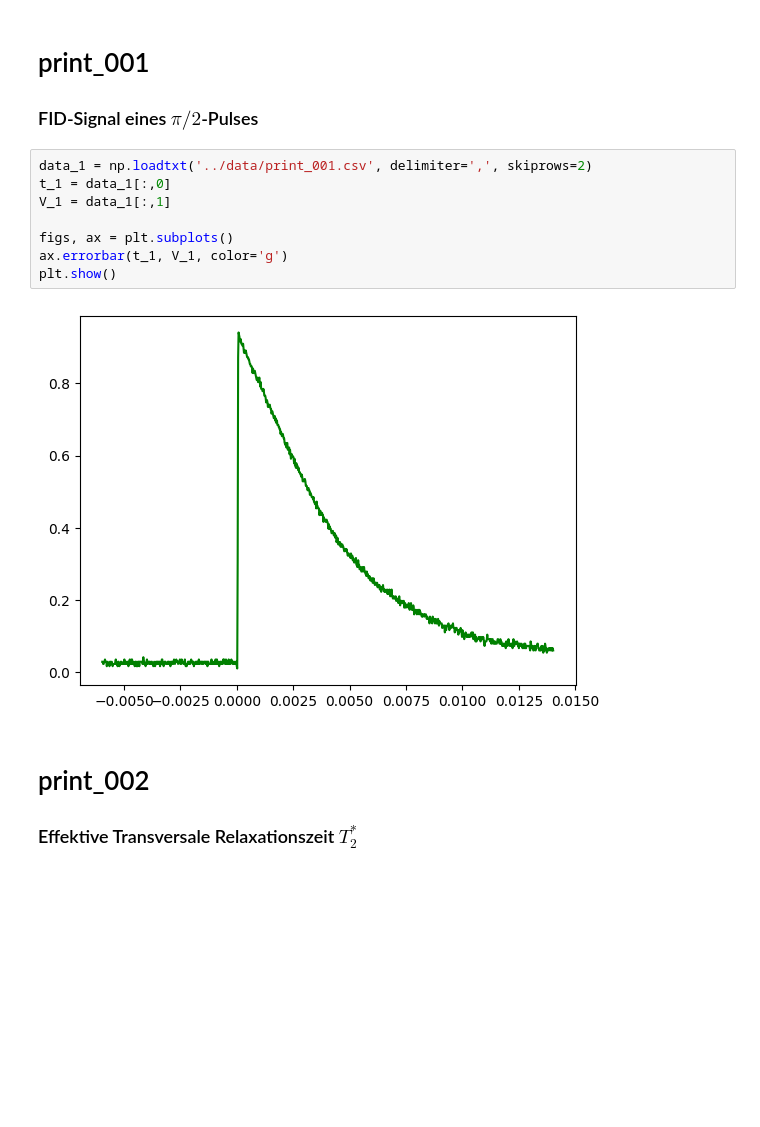
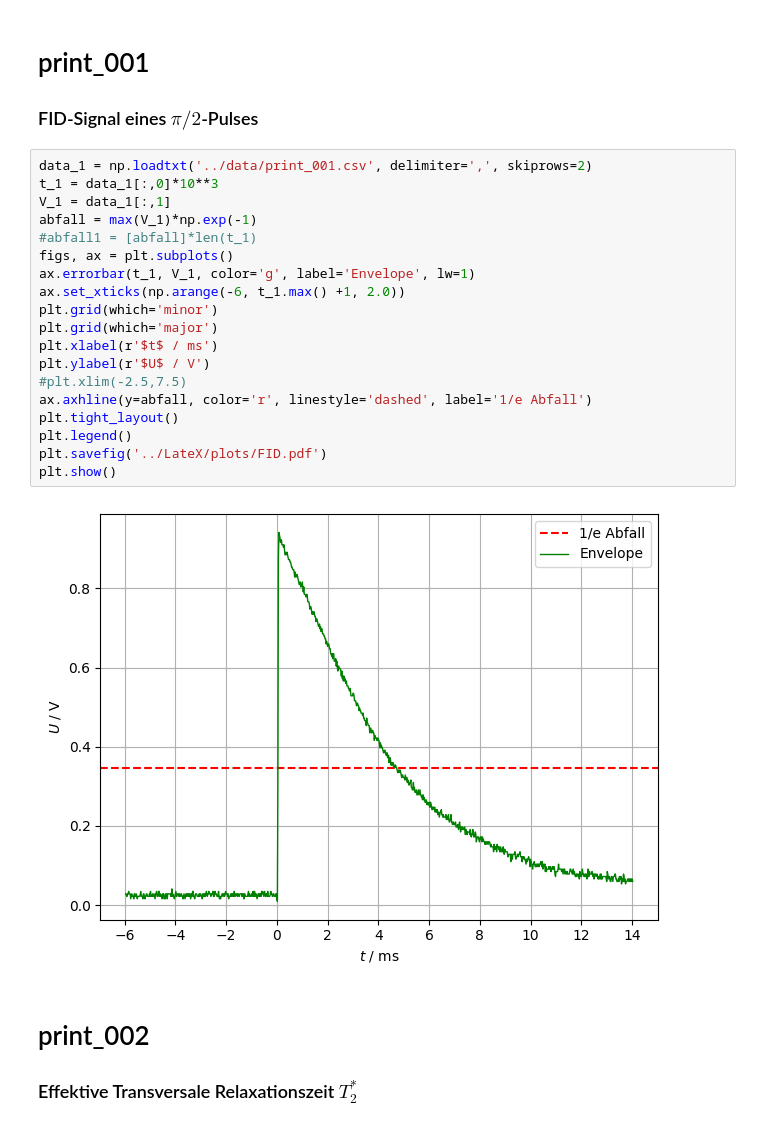
Before and after one commit to itzhaQQ/P4_WS2526, a Jupyter notebook: 443_KernmagnetischeRelaxation/src/test_plot.ipynb, the cells around one changed output. Saved outputs shown, nothing was run; the diff lists cells and outputs as text; blank space fills up the shorter version.

Commit message:
bisschen_latex_und_fid_plot_added

```diff
--- a/443_KernmagnetischeRelaxation/src/test_plot.ipynb
+++ b/443_KernmagnetischeRelaxation/src/test_plot.ipynb
@@ -80,14 +80,25 @@ plt.show()
 ### FID-Signal eines $\pi/2$-Pulses
 # %%
 data_1 = np.loadtxt('../data/print_001.csv', delimiter=',', skiprows=2)
-t_1 = data_1[:,0]
+t_1 = data_1[:,0]*10**3
 V_1 = data_1[:,1]
-
+abfall = max(V_1)*np.exp(-1)
+#abfall1 = [abfall]*len(t_1)
 figs, ax = plt.subplots()
-ax.errorbar(t_1, V_1, color='g')
+ax.errorbar(t_1, V_1, color='g', label='Envelope', lw=1)
+ax.set_xticks(np.arange(-6, t_1.max() +1, 2.0))
+plt.grid(which='minor')
+plt.grid(which='major')
+plt.xlabel(r'$t$ / ms')
+plt.ylabel(r'$U$ / V')
+#plt.xlim(-2.5,7.5)
+ax.axhline(y=abfall, color='r', linestyle='dashed', label='1/e Abfall')
+plt.tight_layout()
+plt.legend()
+plt.savefig('../LateX/plots/FID.pdf')
 plt.show()
 # %% [output]
-[figure, old version]
+[figure, new version]
 # %% [markdown]
 # print_002
 ### Effektive Transversale Relaxationszeit $T_2^*$
```
Also changed, not shown: 5 other files.
